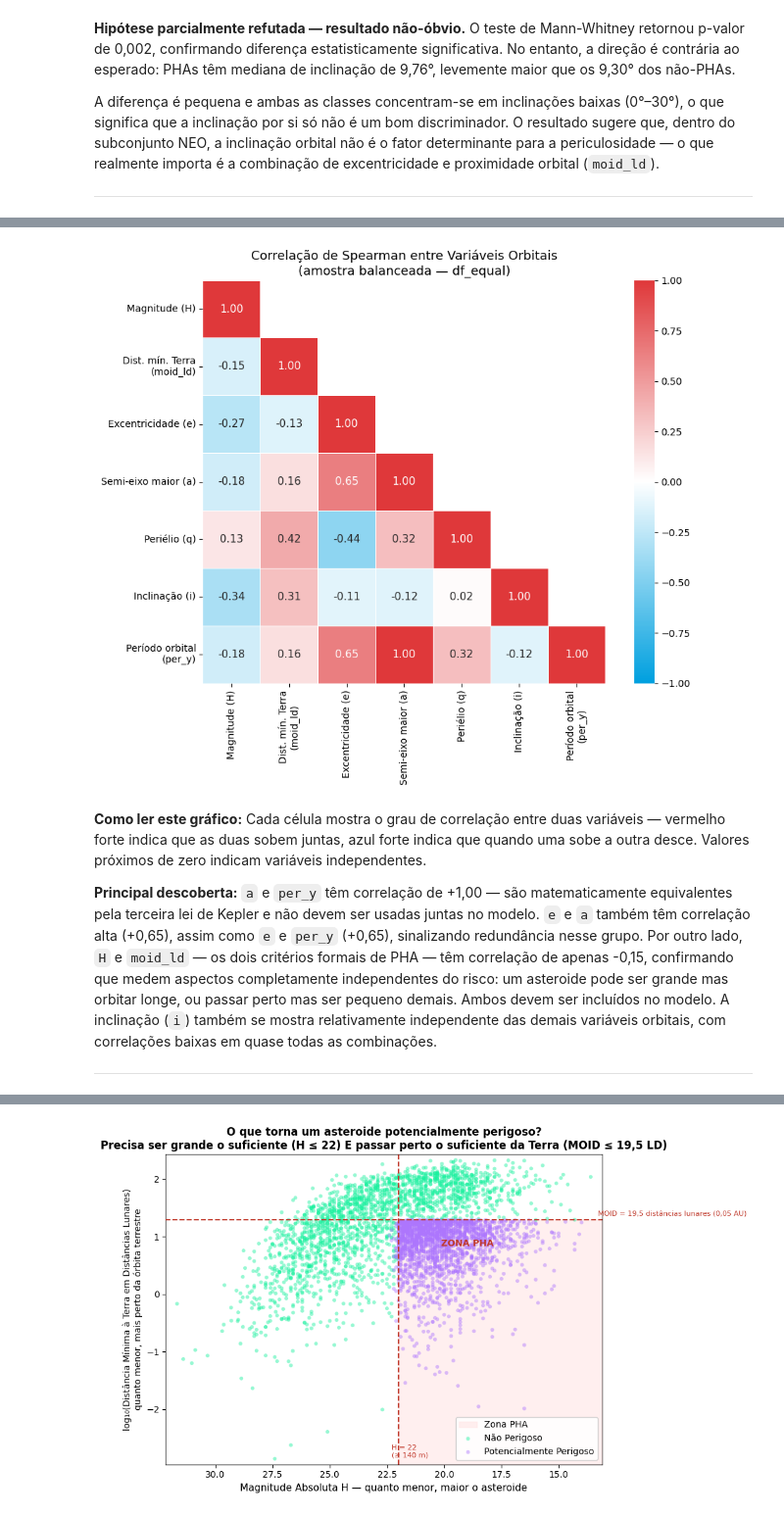
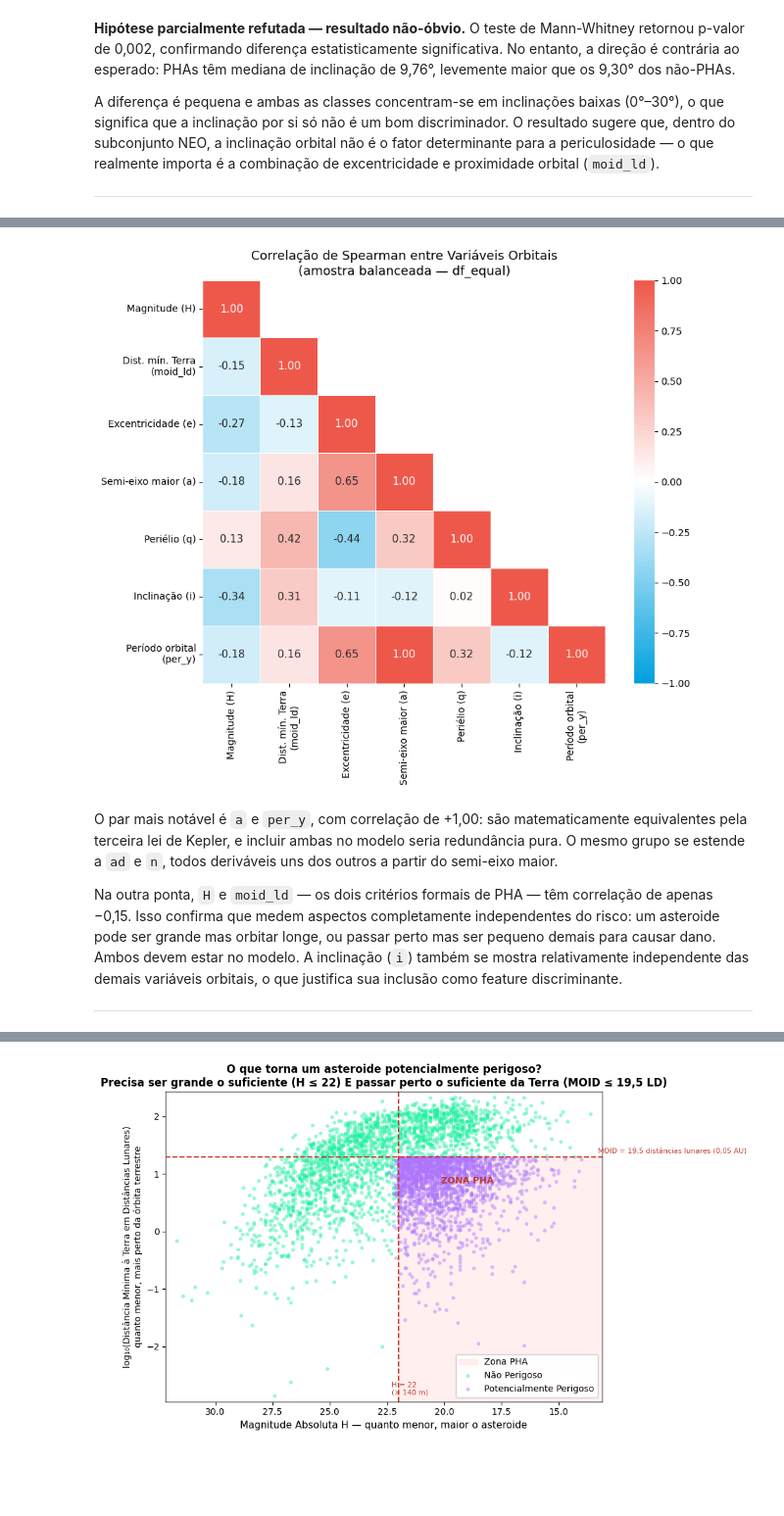
Before and after one commit to aland3r/asteroides, a Jupyter notebook: relatorio-final.ipynb, the cells around one changed output, grey strips where cells are left out. Shown at 98% size. Saved outputs shown, nothing was run; the diff lists cells and outputs as text; code cells hidden in the pictures; blank space fills up the shorter version.

```diff
--- a/relatorio-final.ipynb
+++ b/relatorio-final.ipynb
@@ -990,24 +1248,27 @@ Esta visualização apresenta a matriz de correlação de Spearman entre as prin
+# %%
+cols_corr = ['H', 'e', 'a', 'q', 'i', 'om', 'w', 'ma', 'per_y', 'rms', 'moid_ld']
+spearman_corr = df_equal[cols_corr].corr(method='spearman')
 # %%
 from matplotlib.colors import LinearSegmentedColormap
 
 cmap_custom = LinearSegmentedColormap.from_list(
-    'custom', ['#00A0DF', 'white', '#DF383A']
+    'custom', ['#00A0DF', 'white', '#EE584A']
 )
 
 fig, ax = plt.subplots(figsize=(10, 8))
 mask = np.triu(np.ones_like(spearman_corr, dtype=bool), k=1)
 sns.heatmap(spearman_corr, mask=mask, annot=True, fmt='.2f',
             cmap=cmap_custom, center=0, vmin=-1, vmax=1,
             linewidths=0.5, square=True, ax=ax,
             annot_kws={'size': 11})
 ax.set_title('Correlação de Spearman entre Variáveis Orbitais\n(amostra balanceada — df_equal)', fontsize=13)
 plt.tight_layout()
 plt.show()
 # %% [output]
-[figure, old version]
+[figure, new version]
 # %% [markdown]
-**Como ler este gráfico:** Cada célula mostra o grau de correlação entre duas variáveis — vermelho forte indica que as duas sobem juntas, azul forte indica que quando uma sobe a outra desce. Valores próximos de zero indicam variáveis independentes.
+O par mais notável é `a` e `per_y`, com correlação de +1,00: são matematicamente equivalentes pela terceira lei de Kepler, e incluir ambas no modelo seria redundância pura. O mesmo grupo se estende a `ad` e `n`, todos deriváveis uns dos outros a partir do semi-eixo maior.
 
-**Principal descoberta:** `a` e `per_y` têm correlação de +1,00 — são matematicamente equivalentes pela terceira lei de Kepler e não devem ser usadas juntas no modelo. `e` e `a` também têm correlação alta (+0,65), assim como `e` e `per_y` (+0,65), sinalizando redundância nesse grupo. Por outro lado, `H` e `moid_ld` — os dois critérios formais de PHA — têm correlação de apenas -0,15, confirmando que medem aspectos completamente independentes do risco: um asteroide pode ser grande mas orbitar longe, ou passar perto mas ser pequeno demais. Ambos devem ser incluídos no modelo. A inclinação (`i`) também se mostra relativamente independente das demais variáveis orbitais, com correlações baixas em quase todas as combinações.
+Na outra ponta, `H` e `moid_ld` — os dois critérios formais de PHA — têm correlação de apenas −0,15. Isso confirma que medem aspectos completamente independentes do risco: um asteroide pode ser grande mas orbitar longe, ou passar perto mas ser pequeno demais para causar dano. Ambos devem estar no modelo. A inclinação (`i`) também se mostra relativamente independente das demais variáveis orbitais, o que justifica sua inclusão como feature discriminante.
 
 ---
```
Also changed, not shown: parts of 144 cells of this notebook, 1 other file.
